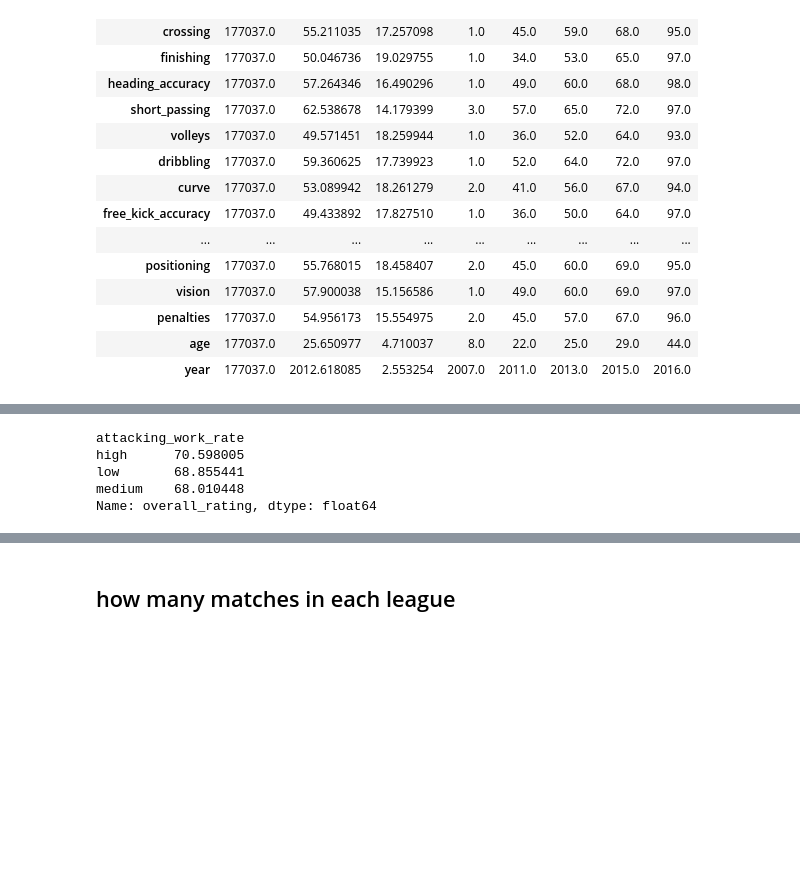
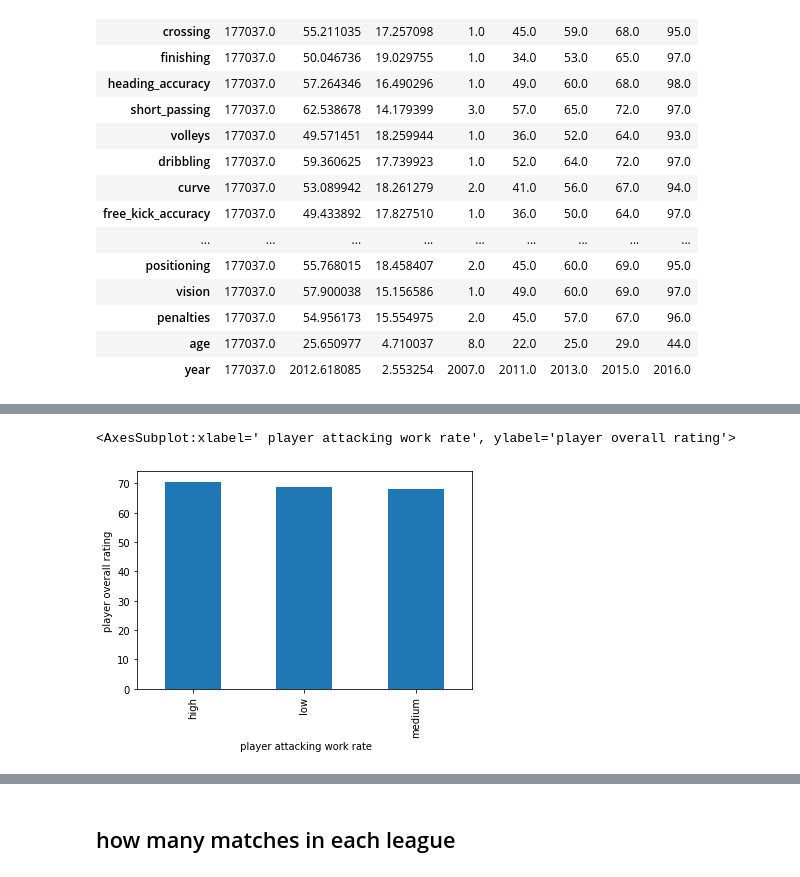
Before and after one commit to Kamnosho/Investigate_soccer_database, a Jupyter notebook: Investigate_Soccer_Database.ipynb, the cells around one changed output, grey strips where cells are left out. Cells and saved outputs as stored; diff of their text form; code cells hidden in the pictures; blank space fills up the shorter version.

```diff
--- a/Investigate_Soccer_Database.ipynb
+++ b/Investigate_Soccer_Database.ipynb
@@ -400,9 +402,7 @@ Name: overall_rating, dtype: float64
 # %%
-players.groupby(['attacking_work_rate'])['overall_rating'].mean()
+players.groupby(['attacking_work_rate'])['overall_rating'].mean().plot(kind='bar', xlabel=' player attacking work rate',
+                                                                      ylabel='player overall rating')
 # %% [output]
-attacking_work_rate
-high      70.598005
-low       68.855441
-medium    68.010448
-Name: overall_rating, dtype: float64
+<AxesSubplot:xlabel=' player attacking work rate', ylabel='player overall rating'>
+[figure, added]
 # %%
```
Also changed, not shown: parts of 40 cells of this notebook, 1 other file.
